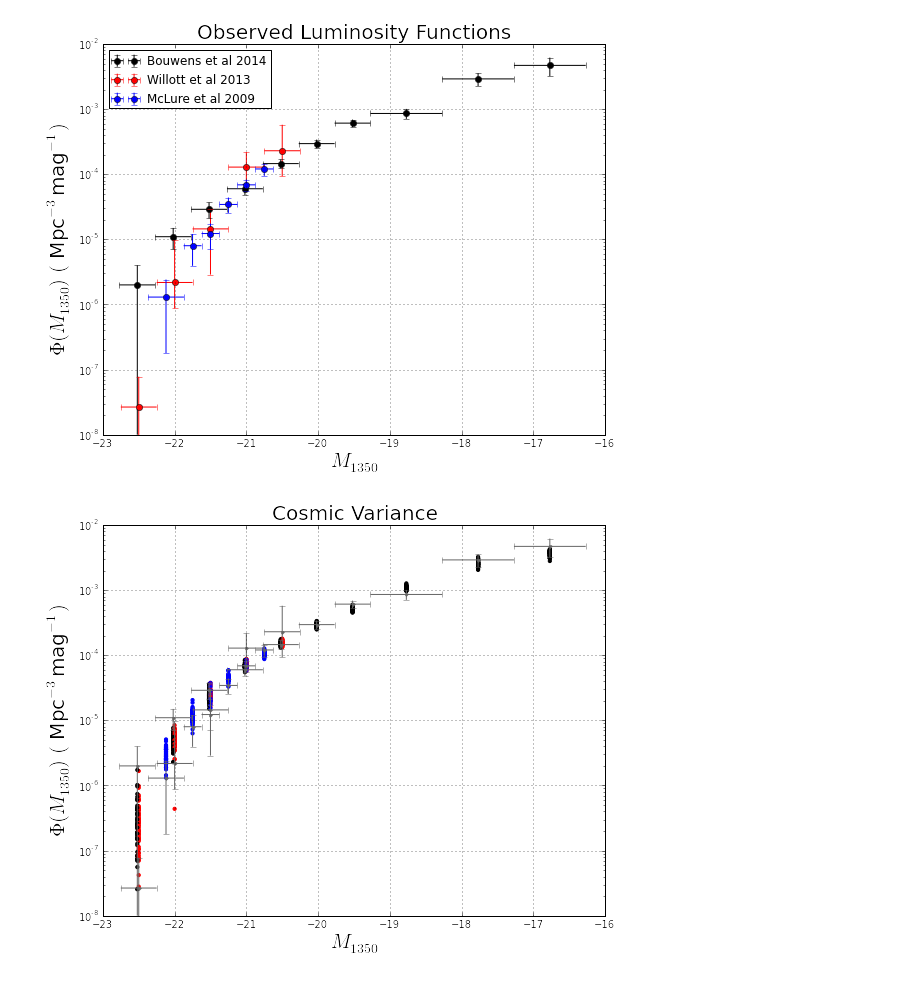
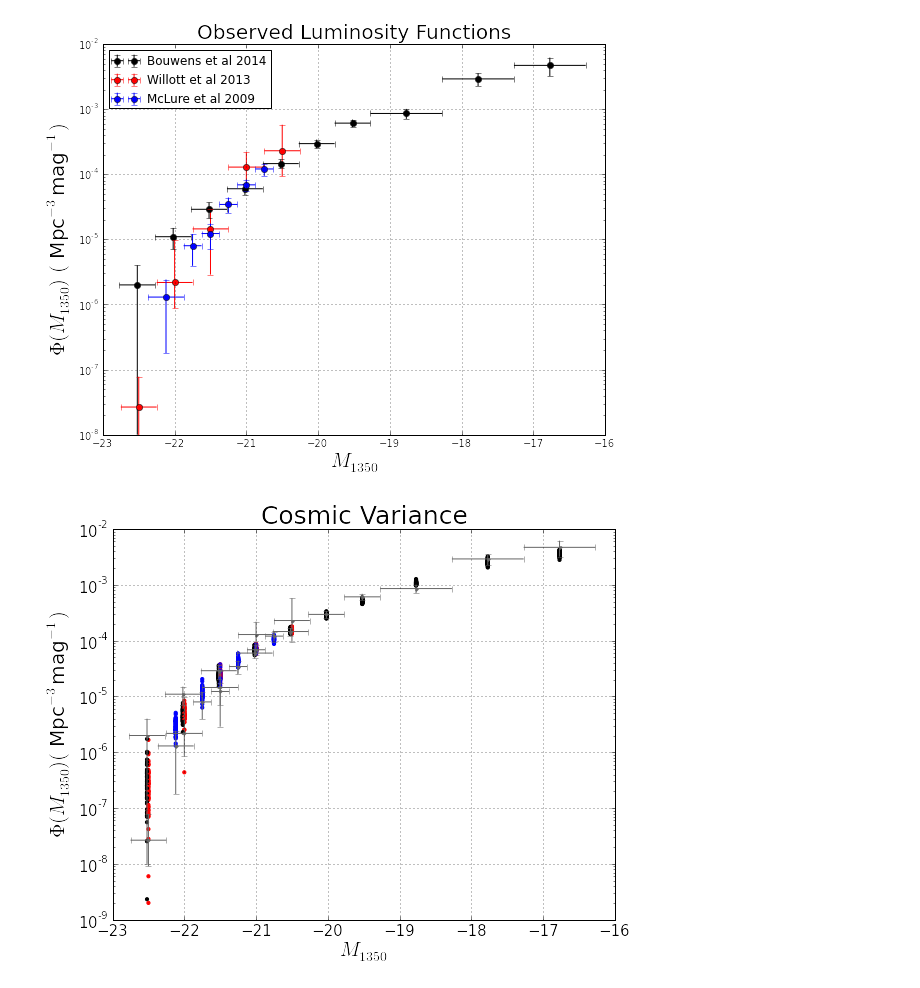
Before and after one commit to flgomezc/sfr-dmhm, a Jupyter notebook: analysis/plots.ipynb, the cells around one changed output. Saved outputs shown, nothing was run; the diff lists cells and outputs as text; code cells hidden in the pictures.

```diff
--- a/analysis/plots.ipynb
+++ b/analysis/plots.ipynb
@@ -134,26 +134,28 @@ plt.axis([-23,-16,10**-8,0.01])
 # %%
 figure(figsize(9,7))
 plot()
-ylabel(r"$\Phi(M_{1350})$ $($ Mpc$^{-3}$mag$^{-1})$",fontsize=20)
+ylabel(r"$\Phi(M_{1350})($ Mpc$^{-3}$mag$^{-1})$",fontsize=20)
 xlabel('$M_{1350}$',fontsize=20)
 plt.grid(True)
-title("Cosmic Variance",fontsize=20)
+title("Cosmic Variance",fontsize=25)
+tick_params(axis="both", labelsize=15)
 
 
 for K in range (64):
     scatter( Obs_data1[:,0] , histo2[K][0],s=10, color="red")
     scatter( Obs_data2[:,0] , histo2[K][1],s=10, color="black")
     scatter( Obs_data3[:,0] , histo2[K][2],s=10, color="blue")
 
 errorbar(Obs_data2[:,0],Obs_data2[:,1], xerr=Obs_data2xerror, yerr=Obs_data2yerror, fmt='.', color="0.40", label="Bouwens et al 2014")
 errorbar(Obs_data1[:,0],Obs_data1[:,1], xerr=0.25, yerr=Obs_data1yerror, fmt='.', color="0.40", label="Willott et al 2013")
 errorbar(Obs_data3[:,0],Obs_data3[:,1], xerr=Obs_data3xerror, yerr=Obs_data3yerror, fmt='.', color="0.40", label="McLure et al 2009")
 
 
-plt.axis([-23,-16,10**-8,0.01])
+plt.axis([-23,-16,10**-9,0.01])
 yscale("log")
+savefig("cosmic_variance.pdf")
 # %% [output]
-[figure, old version]
+[figure, new version]
 # %%
 figure(figsize(9,7))
 plot()
```
Also changed, not shown: parts of 1 cell of this notebook.
